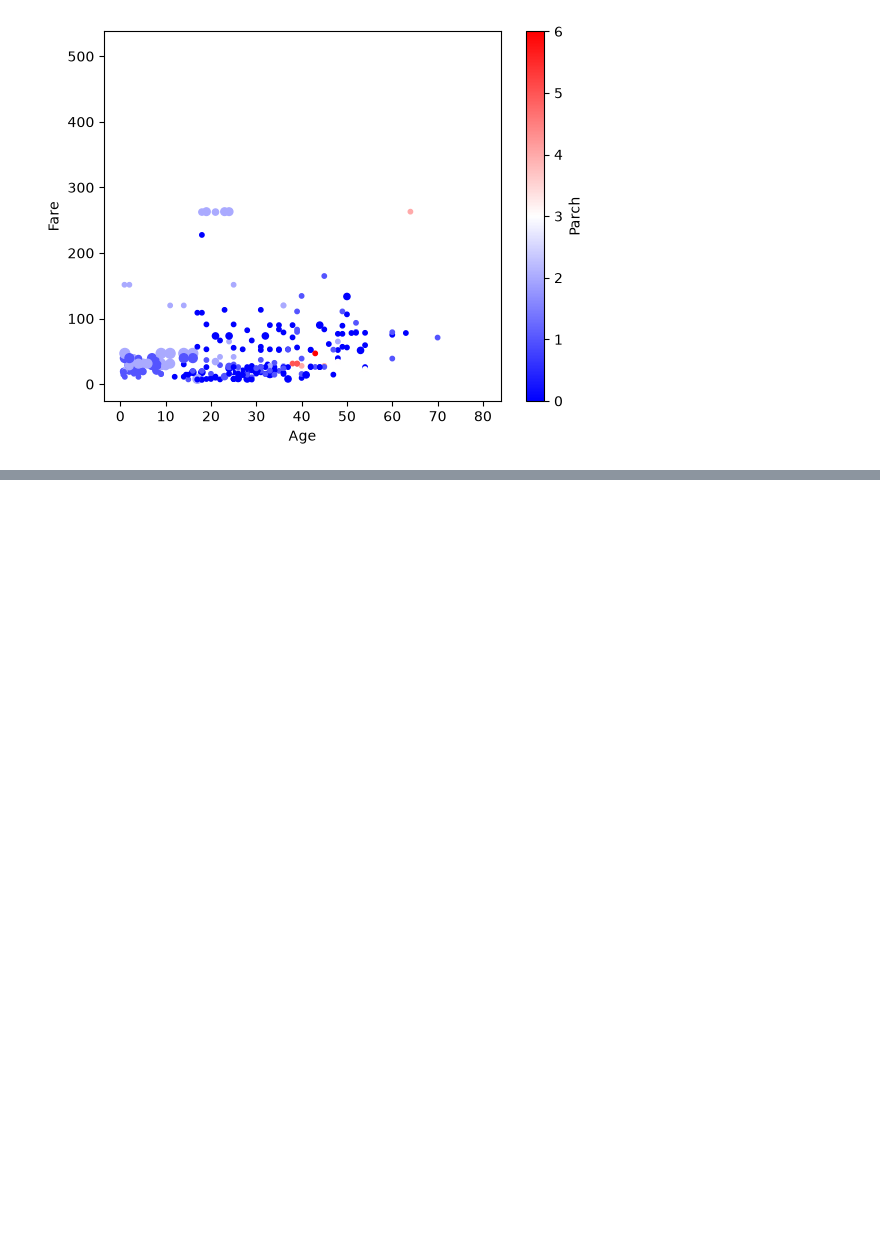
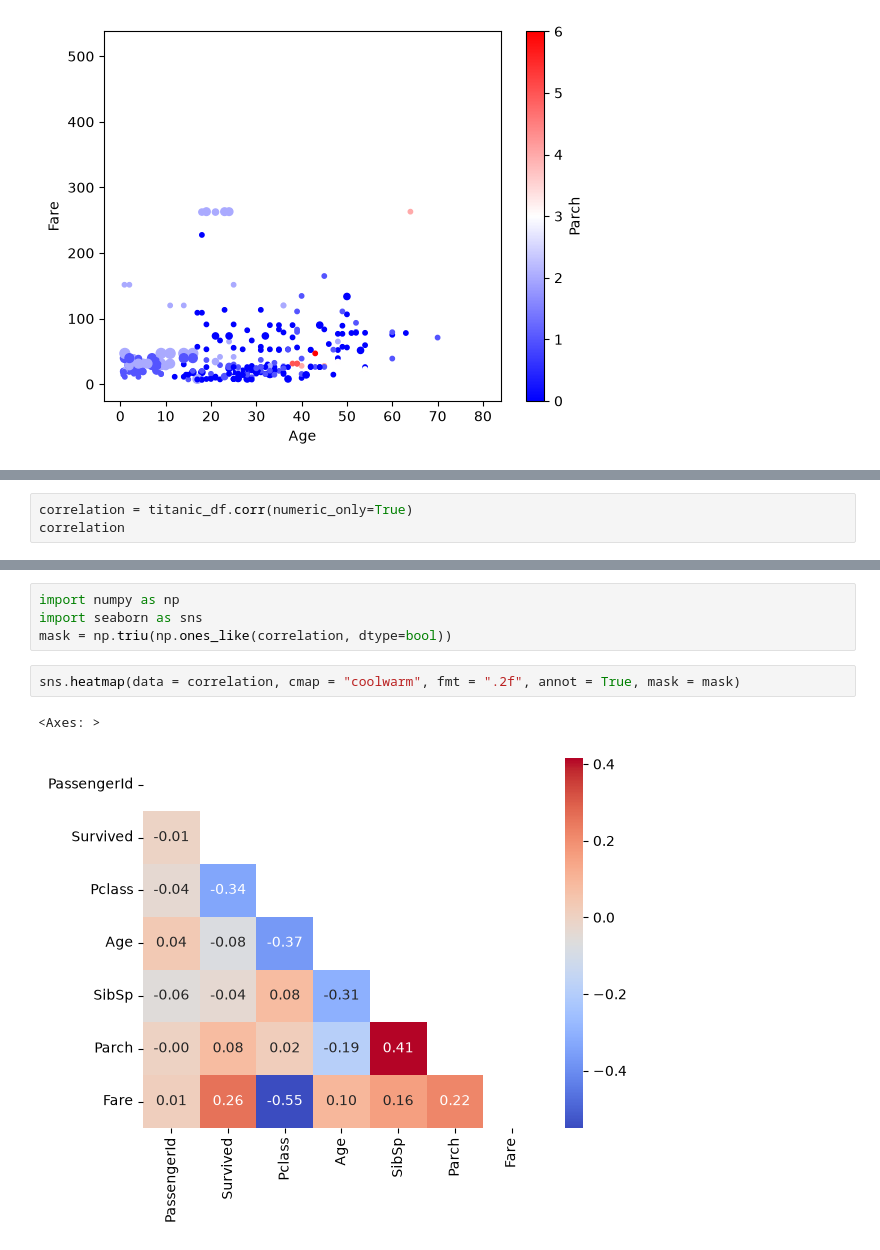
Before and after one commit to Ryujyanssii/DSML, a Jupyter notebook: learning/Day25,26/Visualization.ipynb, the cells around one changed output, grey strips where cells are left out. Cells and saved outputs as stored; diff of their text form; blank space fills up the shorter version.

```diff
--- a/learning/Day25/Visualization.ipynb
+++ b/learning/Day25,26/Visualization.ipynb
@@ -228,0 +283,3 @@ titanic_df.plot(
+# %%
+correlation = titanic_df.corr(numeric_only=True)
+correlation
@@ -228,0 +295,9 @@ titanic_df.plot(
+# %%
+import numpy as np
+import seaborn as sns
+mask = np.triu(np.ones_like(correlation, dtype=bool))
+# %%
+sns.heatmap(data = correlation, cmap = "coolwarm", fmt = ".2f", annot = True, mask = mask)
+# %% [output]
+<Axes: >
+[figure, added]
```
Also changed, not shown: parts of 18 cells of this notebook, 1 other file.
